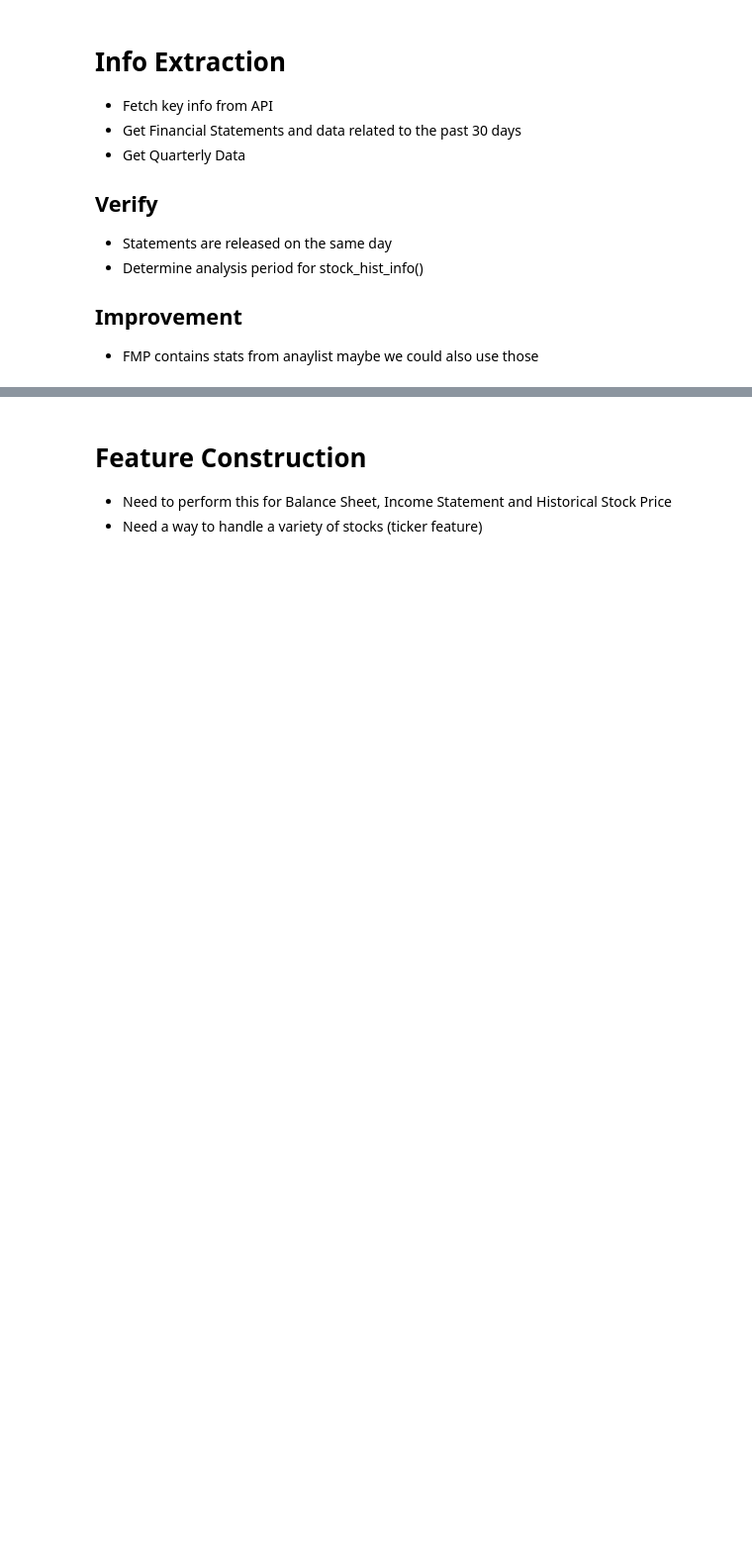
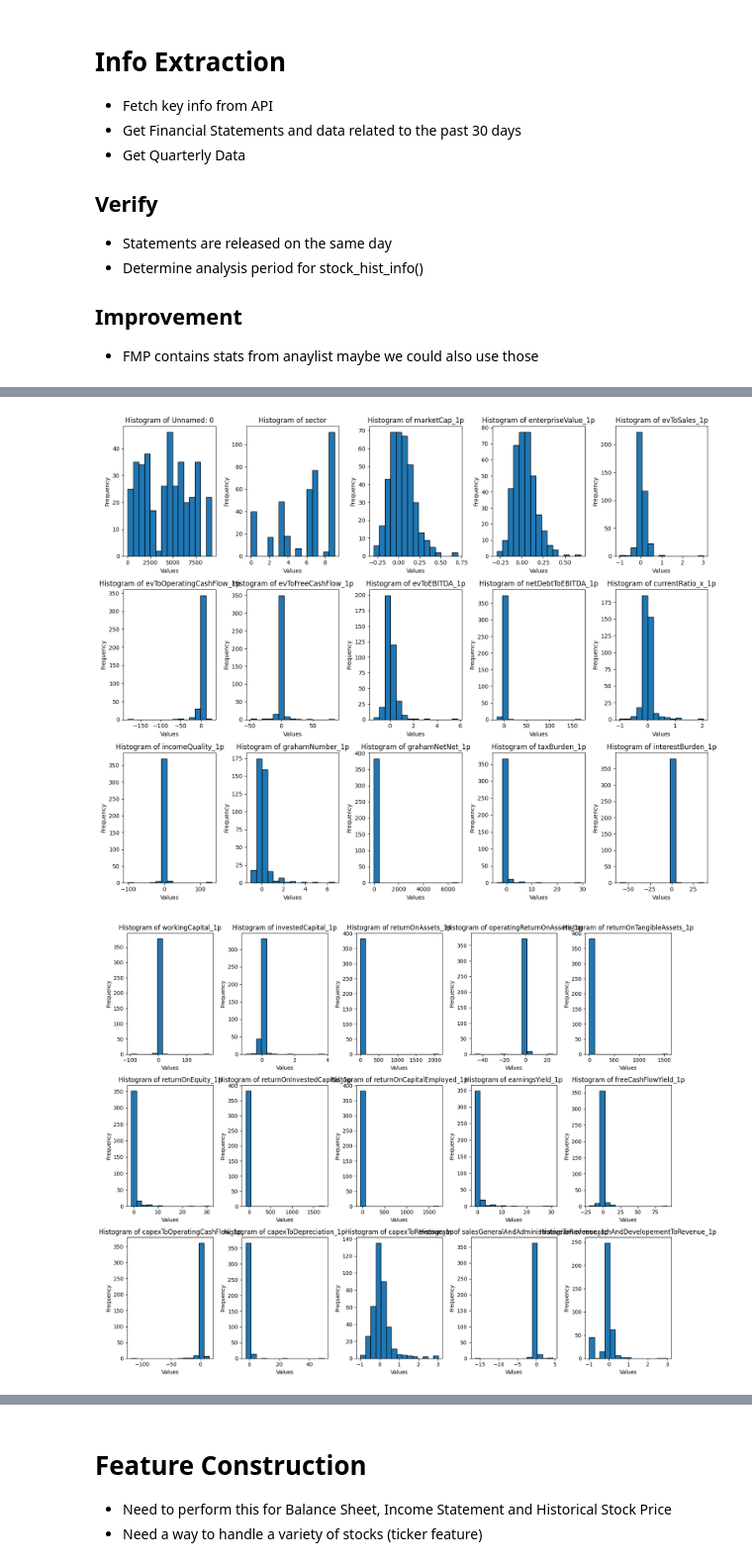
Before and after one commit to Frank-Lucas1304/portfolio-optimizer, a Jupyter notebook: earnings_regression.ipynb, the cells around one changed output, grey strips where cells are left out. Shown at 99% size. Saved outputs shown, nothing was run; the diff lists cells and outputs as text; code cells hidden in the pictures; blank space fills up the shorter version.

Commit message:
feat(visualizer): added code to visualise the distribution of data for each signal

```diff
--- a/earnings_regression.ipynb
+++ b/earnings_regression.ipynb
@@ -267,7 +274,7 @@ class FolderStructure:
 # %%
 Config.setup()
 #FolderStructure.create()
-FolderStructure.load_data()
+#FolderStructure.load_data()
 # %% [output]
 if bug do Dir.ROOT = Path.cwd().parent
 /home/frank-lucas/Repos/portfolio-optimizer
@@ -290,6 +283,7 @@ Loading data...
 class Signals:
 
     EXCLUDE_COLS = ['symbol','fiscalYear','period','reportedCurrency','sector']
+    STR_COLS = ['symbol','fiscalYear','period','reportedCurrency']
 
     def construct_features(symbol,period='quarter'):
         df_label = pd.DataFrame({'y':[]})
@@ -298,9 +292,6 @@ class Signals:
         df_stock.index = pd.to_datetime(df_stock.index)
 
         df_all_info = df_all_info.merge(df_stock,on='date')
-        df_label["y"] = df_all_info['ret_30d']
-        df_label = df_label.shift(-1)
-        df_all_info['y'] = df_label
 
         FolderStructure.write_interim_ticker_csv(df_all_info,symbol,f"{symbol}.csv")
 
@@ -347,6 +338,7 @@ class Signals:
         ret_10d = closing_price.pct_change(10,fill_method=None)
         ret_20d = closing_price.pct_change(20,fill_method=None)
         ret_30d = closing_price.pct_change(30,fill_method=None)
+        y = closing_price.pct_change(-5,fill_method=None)
 
         # Volatility
         vol_5d = closing_price.pct_change().shift(1).rolling(window=5).std()
@@ -400,7 +392,8 @@ class Signals:
         (volume,'volume'),
         (AD_momentum_5d,'AD_momentum_5d'),
         (AD_momentum_10d,'AD_momentum_10d'),
-        (AD_momentum_20d,'AD_momentum_20d')
+        (AD_momentum_20d,'AD_momentum_20d'),
+        (y,'y')
         ]
 
 
@@ -468,0 +462,51 @@ KeyboardInterrupt:
+# %%
+import numpy as np
+import matplotlib.pyplot as plt
+df_signals = FolderStructure.read_interim_csv(CSV.DATABASE)
+df_signals_imp = df_signals.drop(columns= Signals.STR_COLS)
+df_signals_imp.replace([float('inf'), float('-inf')], np.nan, inplace=True)
+df_signals_imp.dropna(inplace=True)
+
+
+# Number of histograms per figure
+histograms_per_figure = 12
+rows, cols = 4, 3  # Grid size (3x3 for 9 histograms)
+
+# Calculate the number of figures required
+num_figures = (len(df_signals_imp.columns) // histograms_per_figure) + (1 if len(df_signals_imp.columns) % histograms_per_figure != 0 else 0)
+
+# Loop through and create figures with 9 histograms each
+for fig_num in range(num_figures):
+    # Create a new figure
+    fig, axes = plt.subplots(rows, cols, figsize=(15, 12))
+    axes = axes.flatten()  # Flatten axes to make iteration easier
+
+    # Get the columns to plot in this figure (chunk of 9 columns)
+    start_idx = fig_num * histograms_per_figure
+    end_idx = min((fig_num + 1) * histograms_per_figure, len(df_signals_imp.columns))
+    columns_to_plot = df_signals_imp.columns[start_idx:end_idx]
+
+    # Loop through each column in the chunk and plot its histogram
+    for i, col in enumerate(columns_to_plot):
+        axes[i].hist(df_signals_imp[col], bins=15, edgecolor='black')
+        axes[i].set_title(f"Histogram of {col}")
+        axes[i].set_xlabel('Values')
+        axes[i].set_ylabel('Frequency')
+
+    # Hide any unused subplots (if there are fewer than 9 columns in the last figure)
+    for j in range(len(columns_to_plot), len(axes)):
+        axes[j].axis('off')
+
+    # Adjust layout to avoid overlap
+    plt.tight_layout()
+
+    # Show or save the figure
+    plt.show()
+    # Optionally save the figure
+    # plt.savefig(f"histograms_figure_{fig_num+1}.png")
+
+    # Close the figure to free up memory
+    plt.close()
+# %% [output]
+[figure, added]
+[figure, added]
```
Also changed, not shown: parts of 7 cells of this notebook.
